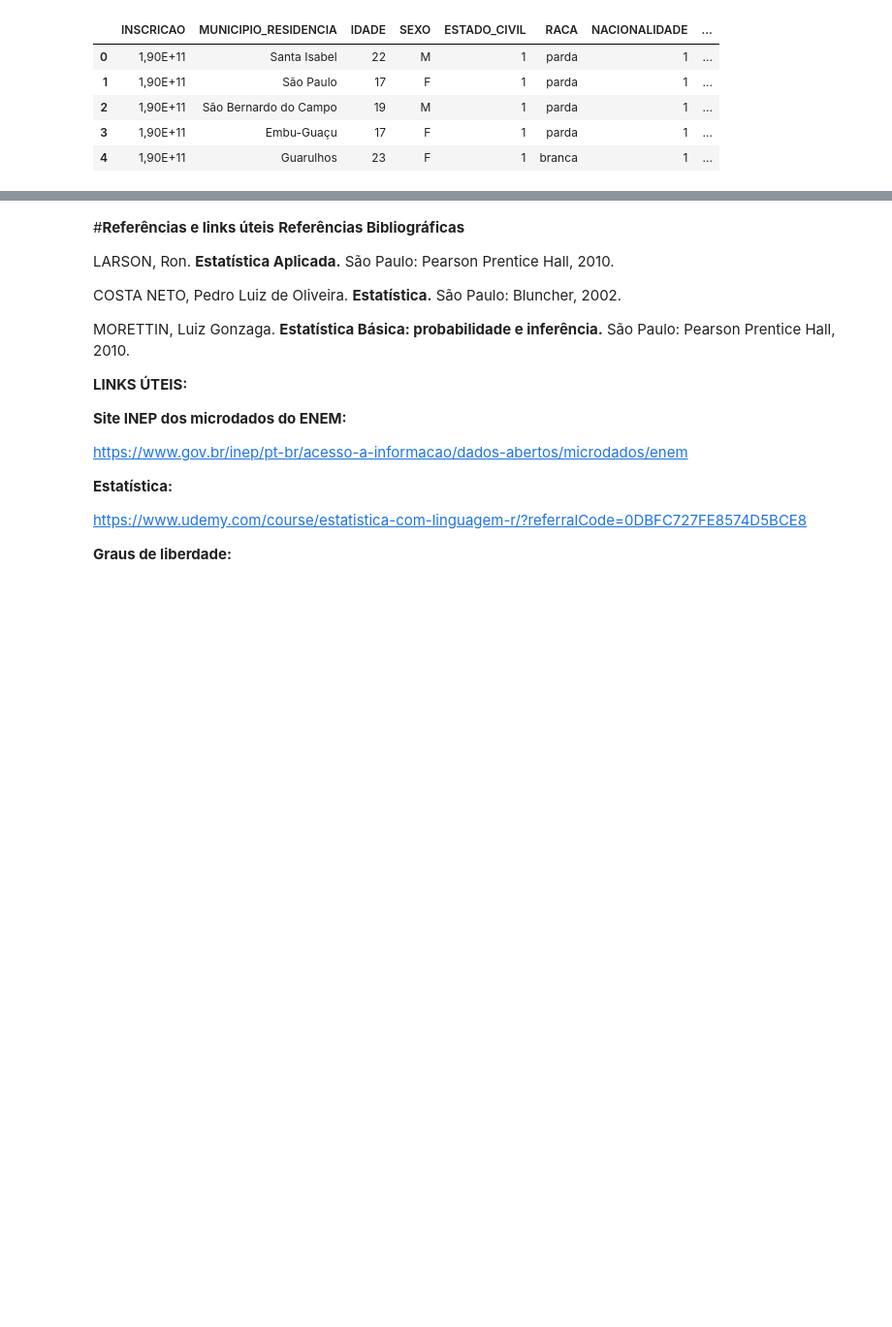
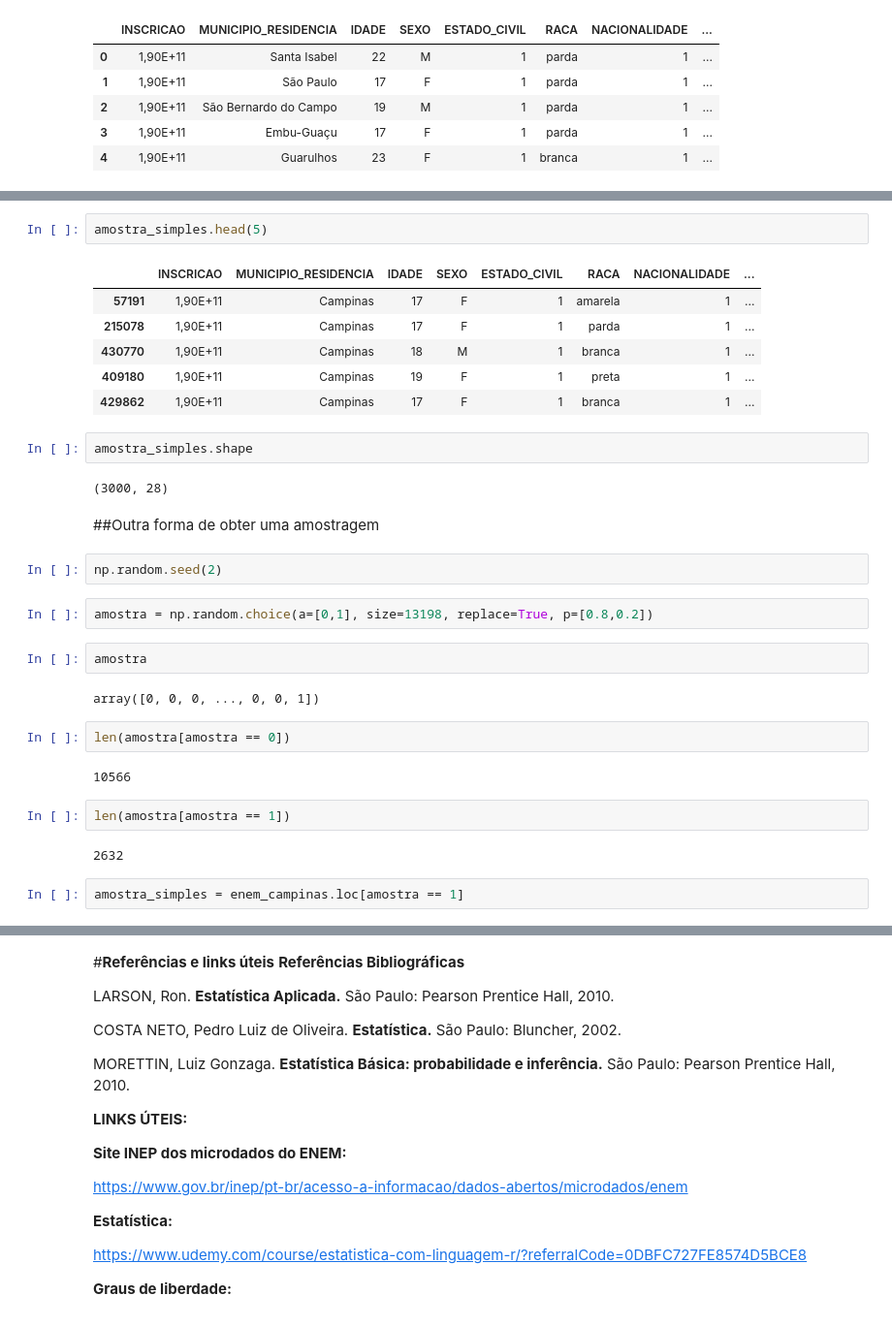
Before and after one commit to mateus-neres/Analise_estatistica_enem_2019, a Jupyter notebook: amostragem_etapa02.ipynb, the cells around one changed output, grey strips where cells are left out. Shown at 97% size. Saved outputs shown, nothing was run; the diff lists cells and outputs as text; blank space fills up the shorter version.

```diff
--- a/amostragem_etapa02.ipynb
+++ b/amostragem_etapa02.ipynb
@@ -38,0 +77,33 @@ enem_sp.head()
+# %%
+amostra_simples.head(5)
+# %% [output]
+|  | INSCRICAO | MUNICIPIO_RESIDENCIA | IDADE | SEXO | ESTADO_CIVIL | RACA | NACIONALIDADE | ... |
+| 57191 | 1,90E+11 | Campinas | 17 | F | 1 | amarela | 1 | ... |
+| 215078 | 1,90E+11 | Campinas | 17 | F | 1 | parda | 1 | ... |
+| 430770 | 1,90E+11 | Campinas | 18 | M | 1 | branca | 1 | ... |
+| 409180 | 1,90E+11 | Campinas | 19 | F | 1 | preta | 1 | ... |
+| 429862 | 1,90E+11 | Campinas | 17 | F | 1 | branca | 1 | ... |
+# %%
+amostra_simples.shape
+# %% [output]
+(3000, 28)
+# %% [markdown]
+##Outra forma de obter uma amostragem
+# %%
+np.random.seed(2)
+# %%
+amostra = np.random.choice(a=[0,1], size=13198, replace=True, p=[0.8,0.2])
+# %%
+amostra
+# %% [output]
+array([0, 0, 0, ..., 0, 0, 1])
+# %%
+len(amostra[amostra == 0])
+# %% [output]
+10566
+# %%
+len(amostra[amostra == 1])
+# %% [output]
+2632
+# %%
+amostra_simples = enem_campinas.loc[amostra == 1]
```
Also changed, not shown: parts of 13 cells of this notebook.
